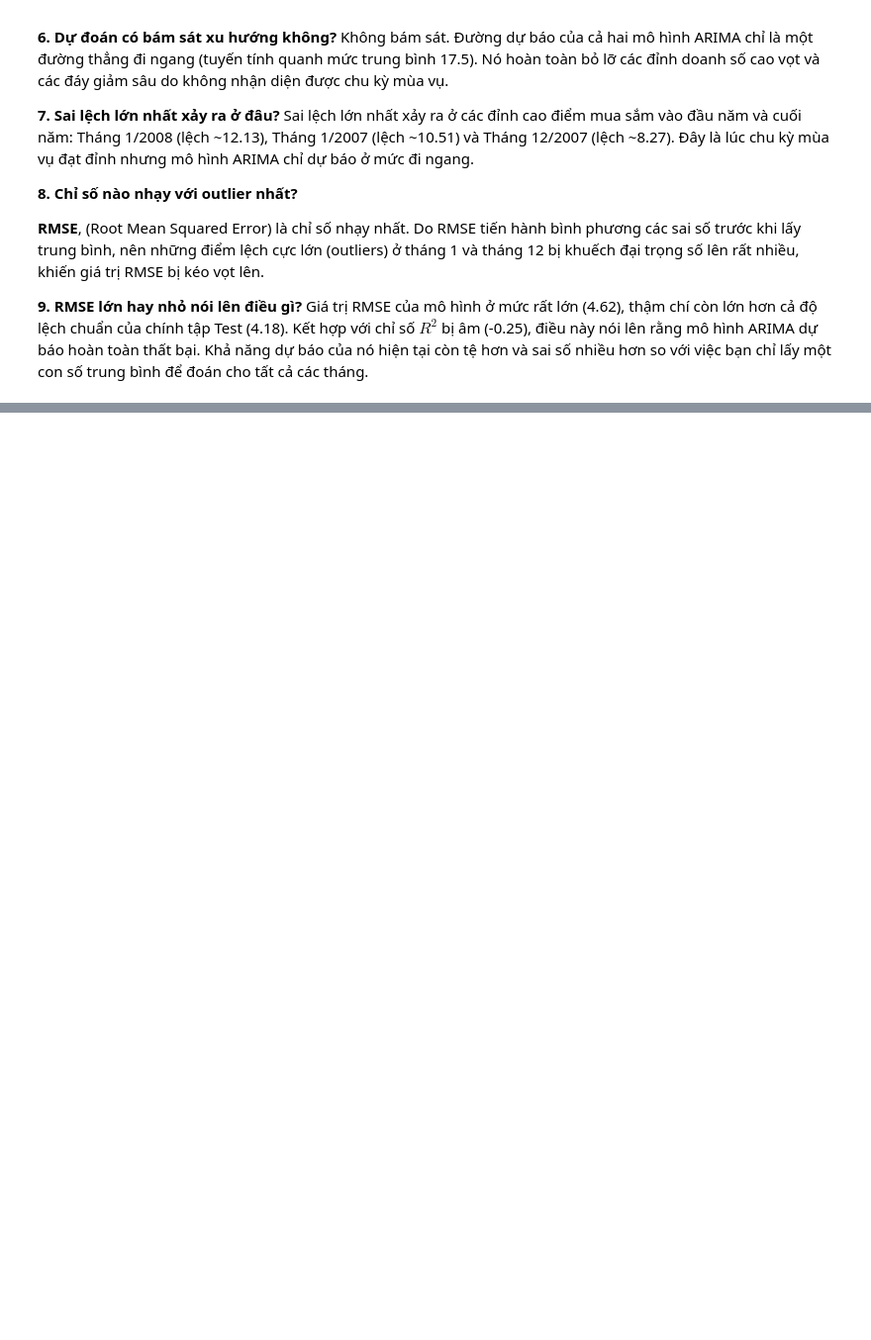
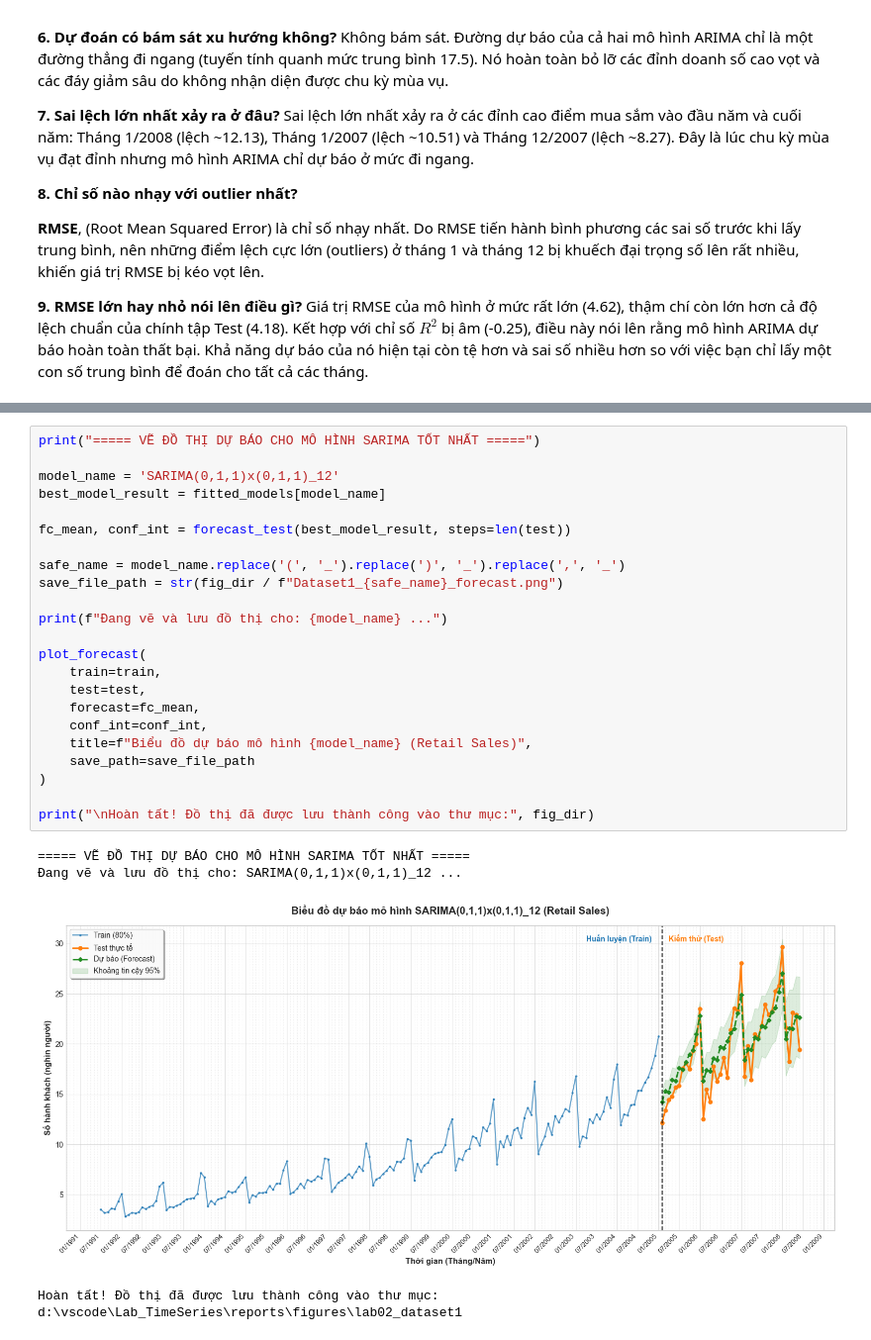
Before and after one commit to OrangkillEmily/Lab_TimeSeries, a Jupyter notebook: notebooks/lab02/Lab02_TimeSeries_Dataset1.ipynb, the cells around one changed output, grey strips where cells are left out. Shown at 99% size. Cells and saved outputs as stored; diff of their text form; blank space fills up the shorter version.

```diff
--- a/notebooks/lab02/Lab02_TimeSeries_Dataset1.ipynb
+++ b/notebooks/lab02/Lab02_TimeSeries_Dataset1.ipynb
@@ -778,0 +967,28 @@ Giá trị RMSE của mô hình ở mức rất lớn (4.62), thậm chí còn l
+# %%
+print("===== VẼ ĐỒ THỊ DỰ BÁO CHO MÔ HÌNH SARIMA TỐT NHẤT =====")
+
+model_name = 'SARIMA(0,1,1)x(0,1,1)_12'
+best_model_result = fitted_models[model_name]
+
+fc_mean, conf_int = forecast_test(best_model_result, steps=len(test))
+
+safe_name = model_name.replace('(', '_').replace(')', '_').replace(',', '_')
+save_file_path = str(fig_dir / f"Dataset1_{safe_name}_forecast.png")
+
+print(f"Đang vẽ và lưu đồ thị cho: {model_name} ...")
+
+plot_forecast(
+    train=train,
+    test=test,
+    forecast=fc_mean,
+    conf_int=conf_int,
+    title=f"Biểu đồ dự báo mô hình {model_name} (Retail Sales)",
+    save_path=save_file_path
+)
+
+print("\nHoàn tất! Đồ thị đã được lưu thành công vào thư mục:", fig_dir)
+# %% [output]
+===== VẼ ĐỒ THỊ DỰ BÁO CHO MÔ HÌNH SARIMA TỐT NHẤT =====
+Đang vẽ và lưu đồ thị cho: SARIMA(0,1,1)x(0,1,1)_12 ...
+[figure, added]
+Hoàn tất! Đồ thị đã được lưu thành công vào thư mục: d:\vscode\Lab_TimeSeries\reports\figures\lab02_dataset1
```
Also changed, not shown: parts of 7 cells of this notebook, 9 other files.
